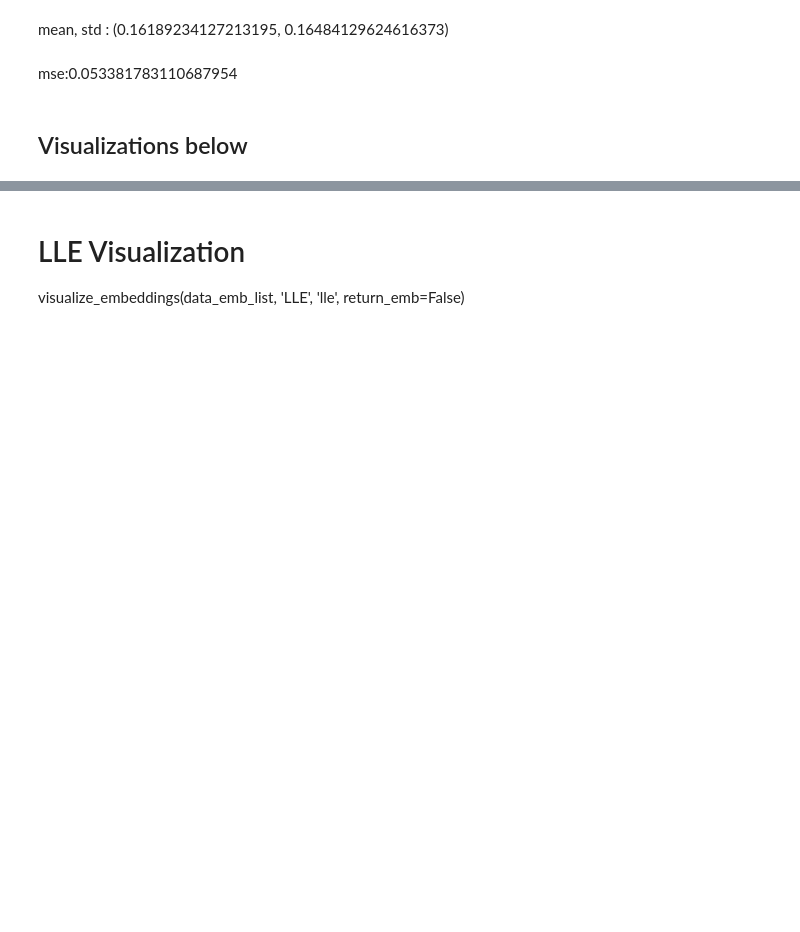
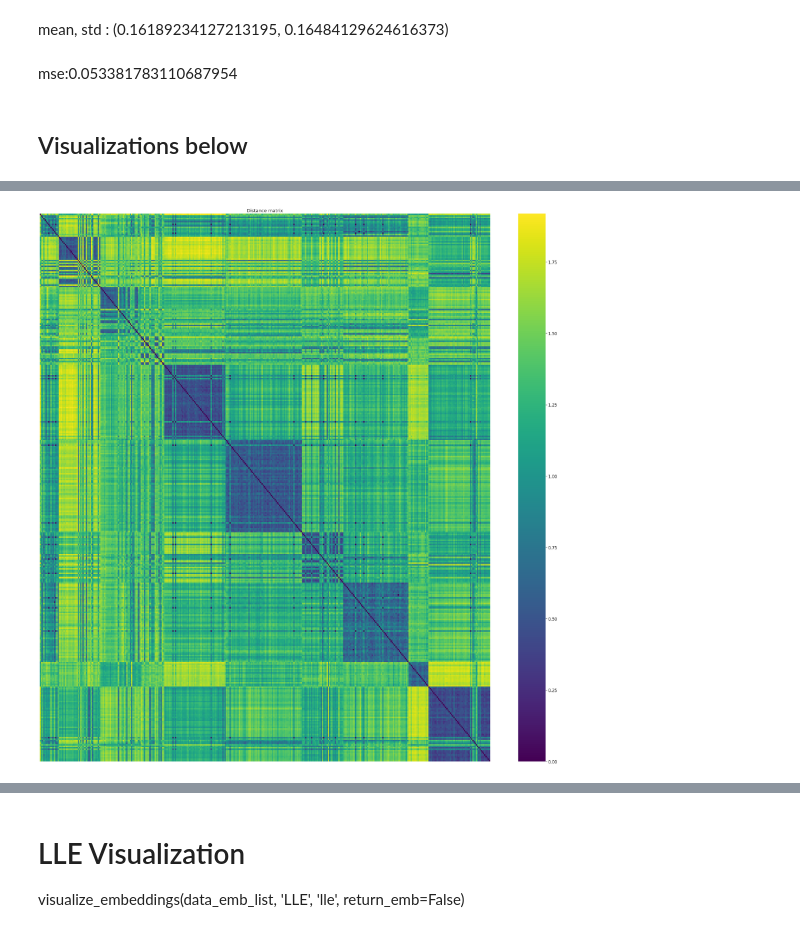
Before and after one commit to shikhar-srivastava/TANS, a Jupyter notebook: viz.ipynb, the cells around one changed output, grey strips where cells are left out. Drawn from its saved outputs; the diff is of its cells as text; code cells hidden in the pictures; blank space fills up the shorter version.

```diff
--- a/viz.ipynb
+++ b/viz.ipynb
@@ -381,0 +531,18 @@ Euclidian error for lle: 364.43
+# %%
+# plot distance matrix true_distances with labels true['dataset']
+import matplotlib.pyplot as plt
+import seaborn as sns
+
+def plot_distance_matrix(distances, labels):
+    # Add ticks every 10 samples and label them with the dataset name
+    sns.set(font_scale=1.5)
+    plt.figure(figsize=(40, 40))
+    # add ticks for every 10th sample
+    plt.xticks(np.arange(0, len(labels), 10), labels[::10], rotation=90)
+    plt.yticks(np.arange(0, len(labels), 10), labels[::10])
+    # plot the distance matrix
+    ax = sns.heatmap(distances, square=True, annot=True, fmt='.2f', cmap='coolwarm')
+    #plt.show()
+    #ax = sns.heatmap(distances, xticklabels=labels, yticklabels=labels, cmap='viridis')
+    ax.set_title('Distance matrix')
+    plt.show()
@@ -382,3 +560,7 @@ Euclidian error for lle: 364.43
+# %%
+plot_distance_matrix(true_distances, [])
+# %% [output]
+[figure, added]
 # %%
 # PCA Visualization
 visualize_embeddings(data_emb_list, 'PCA', 'pca', return_emb=False)
```
Also changed, not shown: parts of 32 cells of this notebook, 9 other files.
